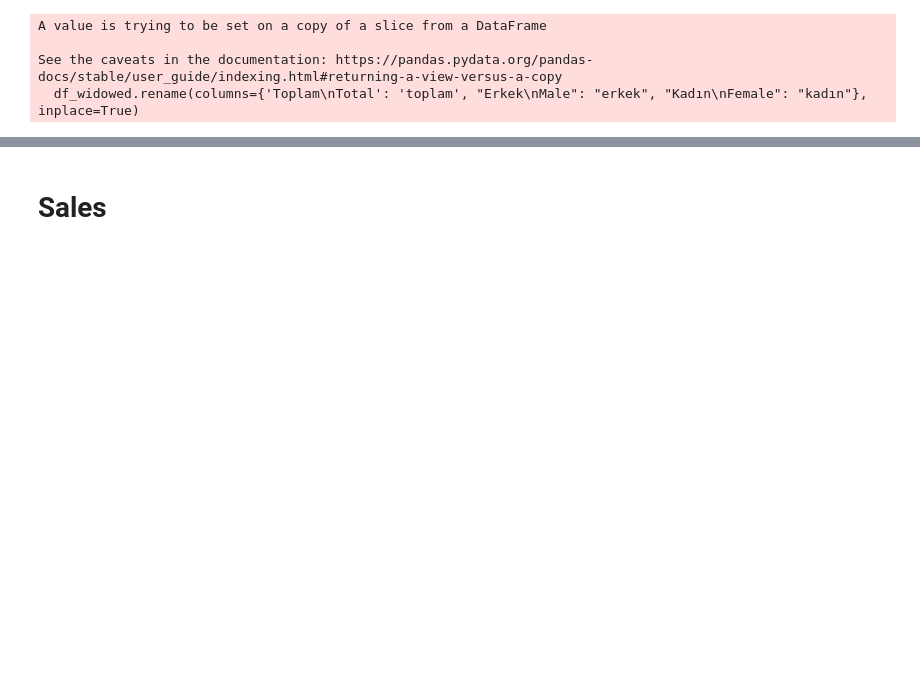
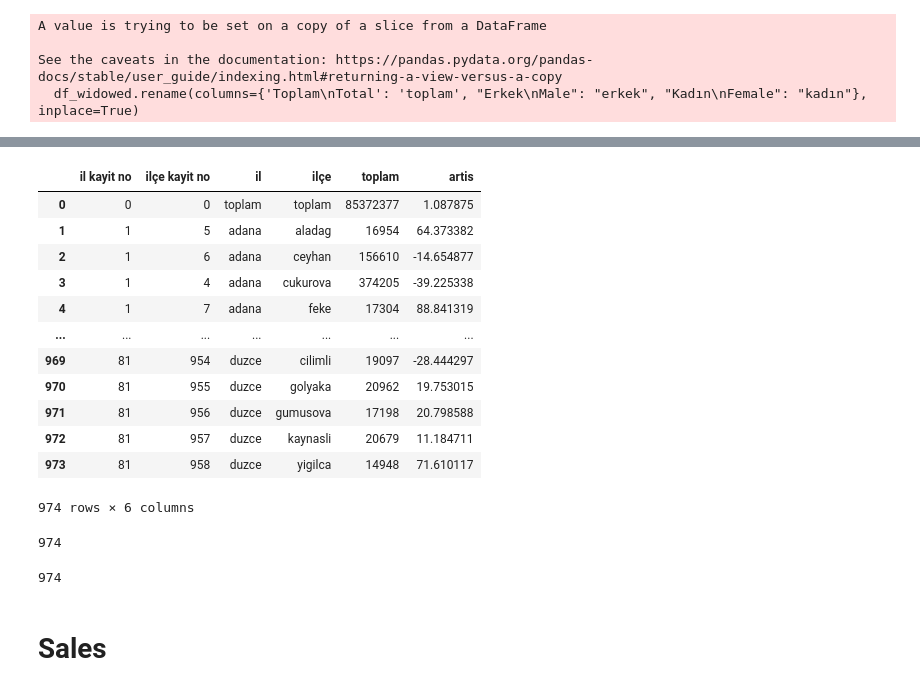
Before and after one commit to Zakerous76/analythings-viz-2-fastAPI-integration, a Jupyter notebook: plotly-py-viz-fastapi/developement.ipynb, the cells around one changed output, grey strips where cells are left out. Cells and saved outputs as stored; diff of their text form; code cells hidden in the pictures; blank space fills up the shorter version.

Commit message:
developed population trend

```diff
--- a/plotly-py-viz-fastapi/developement.ipynb
+++ b/plotly-py-viz-fastapi/developement.ipynb
@@ -205,0 +264,3 @@ population_origin_city()
+# %%
+df_trend = pd.concat([df, df_trend], axis=1)
+df_trend
@@ -205,0 +291,7 @@ population_origin_city()
+# %%
+count=0
+for index, row in df_trend.iterrows():
+    df_trend.iat[index, 0] = replace_turkish_chars(row["il"])
+    df_trend.iat[index, 1] = replace_turkish_chars(row["ilçe"])
+
+df_trend
@@ -205,0 +312,58 @@ population_origin_city()
+# %%
+from prep_data import population_df
+df_p = population_df()
+# %%
+df_lookup = df_p.groupby(["il kayit no", "ilçe kayit no", "il adi cleaned", "ilçe adi cleaned"])[["erkek", "kadin"]].sum().reset_index().drop(["erkek", "kadin"], axis=1)
+df_lookup
+# %%
+
+# Make sure the column names match for merging
+df_lookup = df_lookup.rename(columns={'il adi cleaned': 'il', 'ilçe adi cleaned': 'ilçe'})
+
+# Merge the DataFrames
+merged_df = pd.merge(df_trend, df_lookup, how='left', left_on=['il', 'ilçe'], right_on=['il', 'ilçe'])
+
+# Fill missing IDs with -2
+merged_df['il kayit no'] = merged_df['il kayit no'].fillna(-1).astype(int)
+merged_df['ilçe kayit no'] = merged_df['ilçe kayit no'].fillna(-2).astype(int)
+
+# Select and reorder the columns as needed
+result_df = merged_df[['il kayit no', 'ilçe kayit no', 'il', 'ilçe', 'toplam', 'artis']]
+
+first_row = result_df.iloc[[0]]
+
+# Exclude the first row
+remaining_df = result_df.iloc[1:]
+
+# Drop rows where 'il' and 'ilçe' are the same in the remaining DataFrame
+filtered_df = remaining_df[remaining_df['il'] != remaining_df['ilçe']]
+
+# Concatenate the first row back to the filtered DataFrame
+final_df = pd.concat([first_row, filtered_df], ignore_index=True)
+final_df.iat[0,0] = 0
+final_df.iat[0,1] = 0
+
+# Display the resulting DataFrame
+final_df
+# %% [output]
+|  | il kayit no | ilçe kayit no | il | ilçe | toplam | artis |
+| 0 | 0 | 0 | toplam | toplam | 85372377 | 1.087875 |
+| 1 | 1 | 5 | adana | aladag | 16954 | 64.373382 |
+| 2 | 1 | 6 | adana | ceyhan | 156610 | -14.654877 |
+| 3 | 1 | 4 | adana | cukurova | 374205 | -39.225338 |
+| 4 | 1 | 7 | adana | feke | 17304 | 88.841319 |
+| ... | ... | ... | ... | ... | ... | ... |
+| 969 | 81 | 954 | duzce | cilimli | 19097 | -28.444297 |
+| 970 | 81 | 955 | duzce | golyaka | 20962 | 19.753015 |
+| 971 | 81 | 956 | duzce | gumusova | 17198 | 20.798588 |
+| 972 | 81 | 957 | duzce | kaynasli | 20679 | 11.184711 |
+| 973 | 81 | 958 | duzce | yigilca | 14948 | 71.610117 |
+974 rows × 6 columns
+# %%
+final_df[final_df['ilçe kayit no'] == -2]
+# %% [output]
+974
+# %%
+len(final_df['ilçe kayit no'].unique())
+# %% [output]
+974
```
Also changed, not shown: parts of 6 cells of this notebook.
